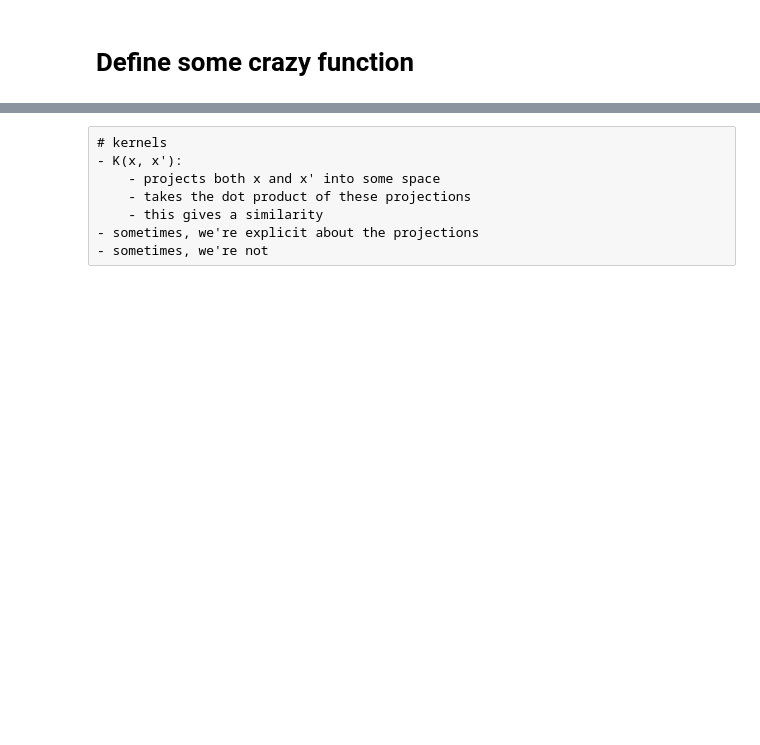
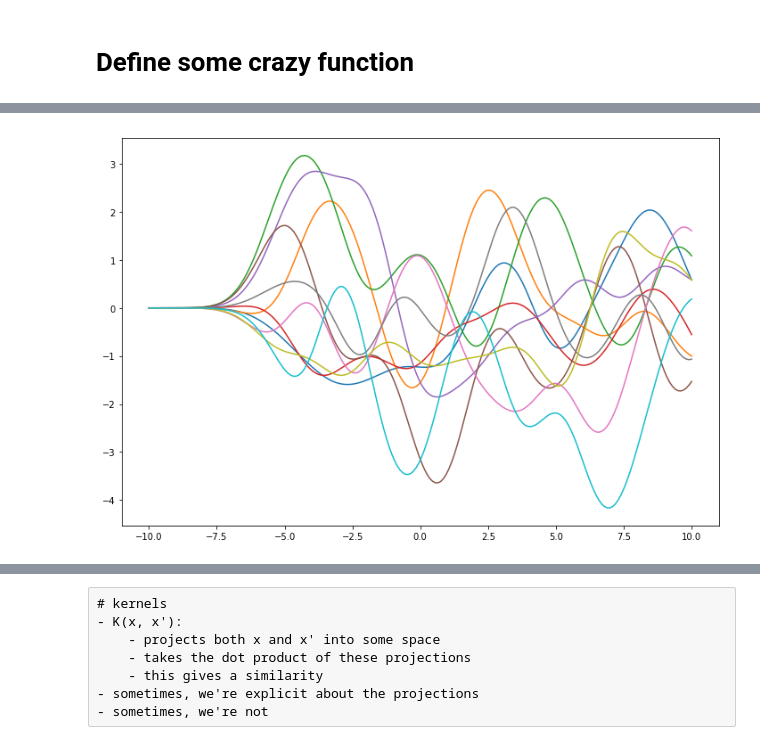
Before and after one commit to cavaunpeu/gaussian-processes, a Jupyter notebook: gaussian-processes.ipynb, the cells around one changed output, grey strips where cells are left out. Saved outputs shown, nothing was run; the diff lists cells and outputs as text; code cells hidden in the pictures; blank space fills up the shorter version.

```diff
--- a/gaussian-processes.ipynb
+++ b/gaussian-processes.ipynb
@@ -110,0 +124,10 @@ for _ in range(100):
+# %%
+plt.figure(figsize=(12, 8))
+
+for c in range(10):
+    color = f'C{c}'
+    ys = np.random.multivariate_normal(mean, cov_matrix)
+    plt.plot(x, ys, color=color)
+plt.show(p)
+# %% [output]
+[figure, added]
```
Also changed, not shown: parts of 22 cells of this notebook.
